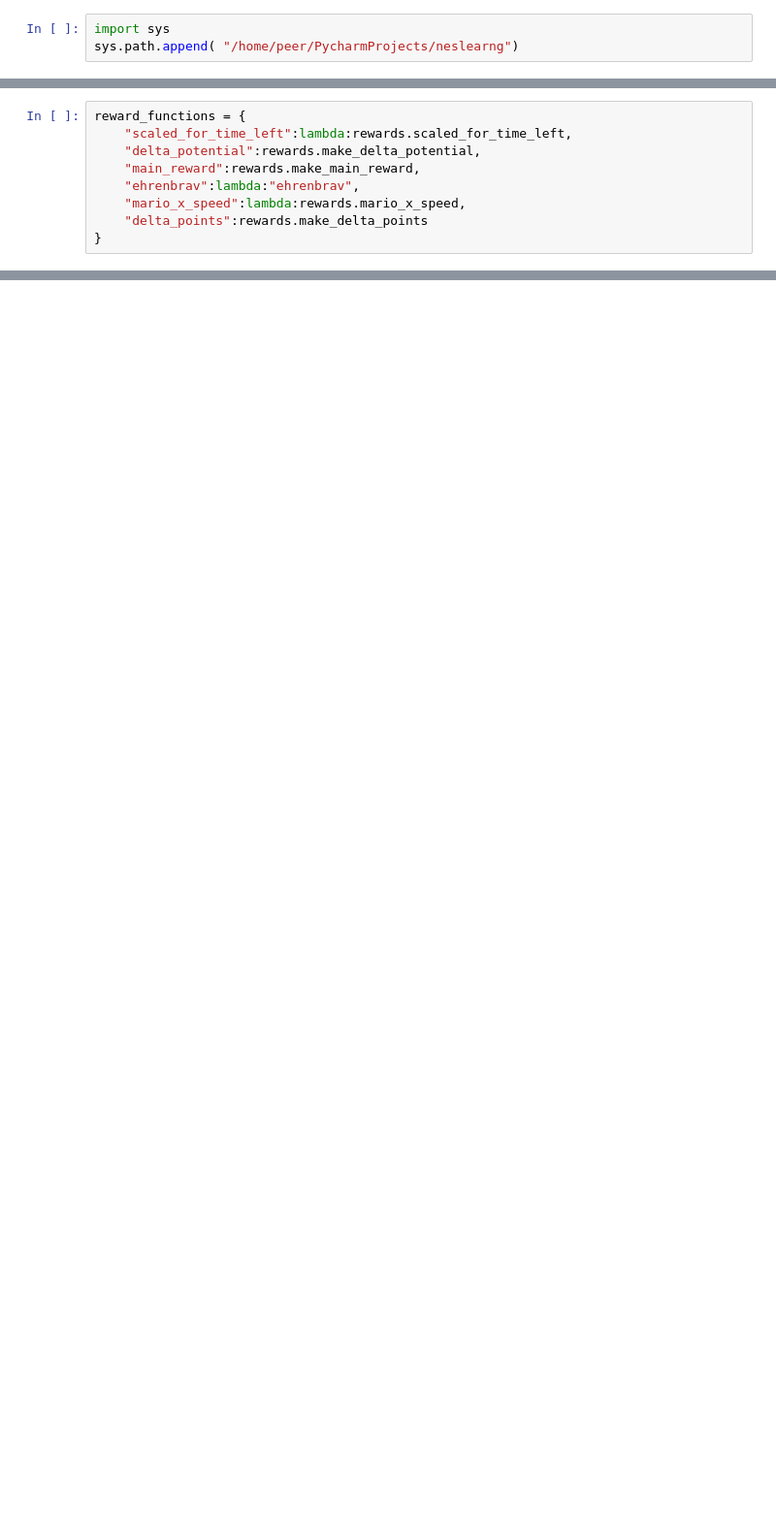
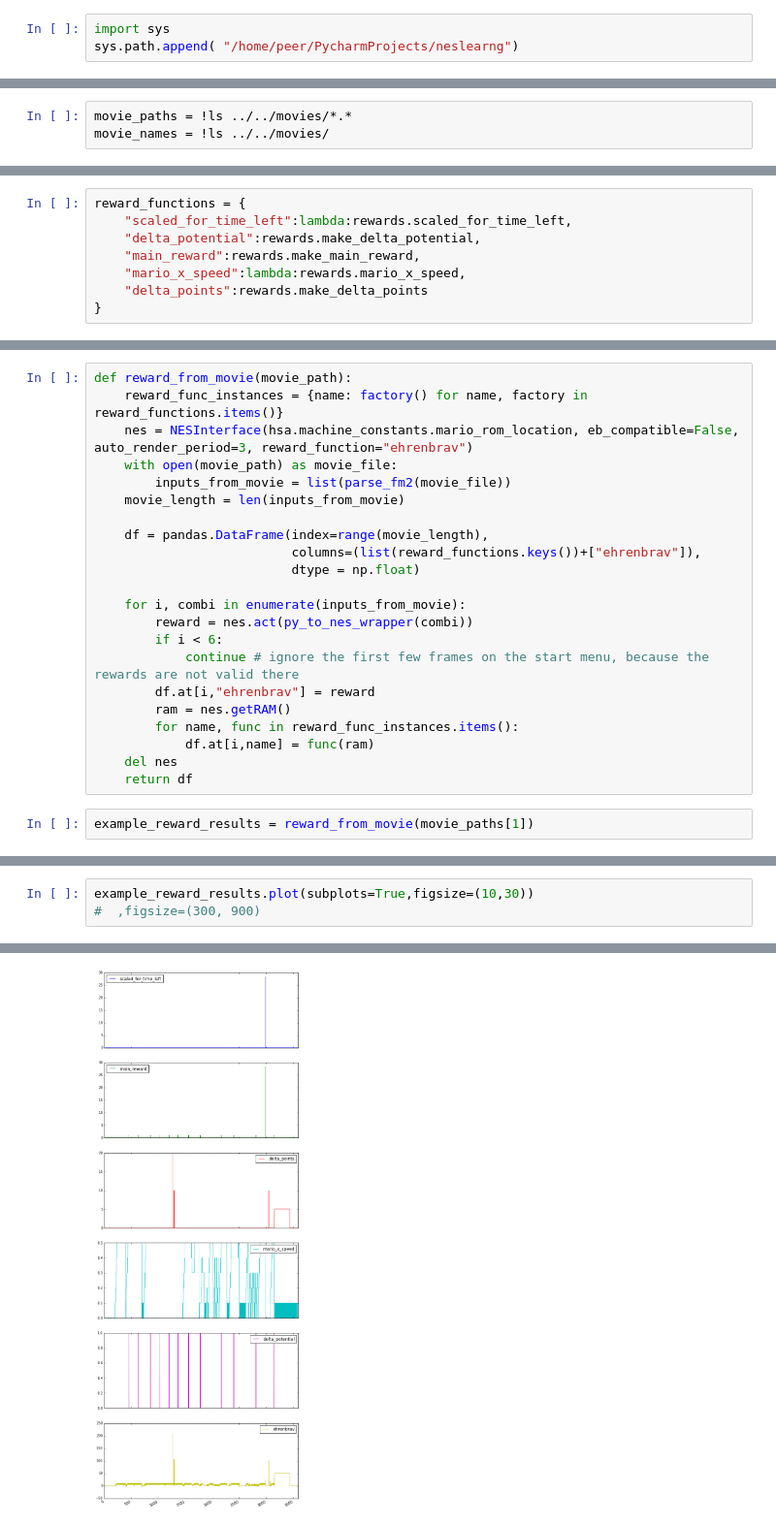
Before and after one commit to PeerM/neslearn_bachelor, a Jupyter notebook: hsa/ba/reward_table.ipynb, the cells around one changed output, grey strips where cells are left out. Shown: that part at 97% size. Cells and saved outputs as stored; diff of their text form; blank space fills up the shorter version.

Commit message:
implemented movie to video and image output for rewards

```diff
--- a/hsa/ba/reward_table.ipynb
+++ b/hsa/ba/reward_table.ipynb
@@ -36,0 +16,3 @@ movies = !ls ../../movies/*.*
+# %%
+movie_paths = !ls ../../movies/*.*
+movie_names = !ls ../../movies/
@@ -39,7 +33,6 @@ reward_functions = {
     "scaled_for_time_left":lambda:rewards.scaled_for_time_left,
     "delta_potential":rewards.make_delta_potential,
     "main_reward":rewards.make_main_reward,
-    "ehrenbrav":lambda:"ehrenbrav",
     "mario_x_speed":lambda:rewards.mario_x_speed,
     "delta_points":rewards.make_delta_points
 }
@@ -110,0 +39,24 @@ pandas.DataFrame(data=score_tuples,columns=["movie","reward_name","sum"])
+# %%
+def reward_from_movie(movie_path):
+    reward_func_instances = {name: factory() for name, factory in reward_functions.items()}
+    nes = NESInterface(hsa.machine_constants.mario_rom_location, eb_compatible=False, auto_render_period=3, reward_function="ehrenbrav")
+    with open(movie_path) as movie_file:
+        inputs_from_movie = list(parse_fm2(movie_file))
+    movie_length = len(inputs_from_movie)
+
+    df = pandas.DataFrame(index=range(movie_length),
+                          columns=(list(reward_functions.keys())+["ehrenbrav"]),
+                          dtype = np.float)
+
+    for i, combi in enumerate(inputs_from_movie):
+        reward = nes.act(py_to_nes_wrapper(combi))
+        if i < 6:
+            continue # ignore the first few frames on the start menu, because the rewards are not valid there
+        df.at[i,"ehrenbrav"] = reward
+        ram = nes.getRAM()
+        for name, func in reward_func_instances.items():
+            df.at[i,name] = func(ram)
+    del nes
+    return df
+# %%
+example_reward_results = reward_from_movie(movie_paths[1])
@@ -110,0 +84,4 @@ pandas.DataFrame(data=score_tuples,columns=["movie","reward_name","sum"])
+# %%
+example_reward_results.plot(subplots=True,figsize=(10,30))
+#  ,figsize=(300, 900)
+# %% [output]
@@ -110,0 +94 @@ pandas.DataFrame(data=score_tuples,columns=["movie","reward_name","sum"])
+[figure, added]
```
Also changed, not shown: parts of 22 cells of this notebook, 8 other files.
